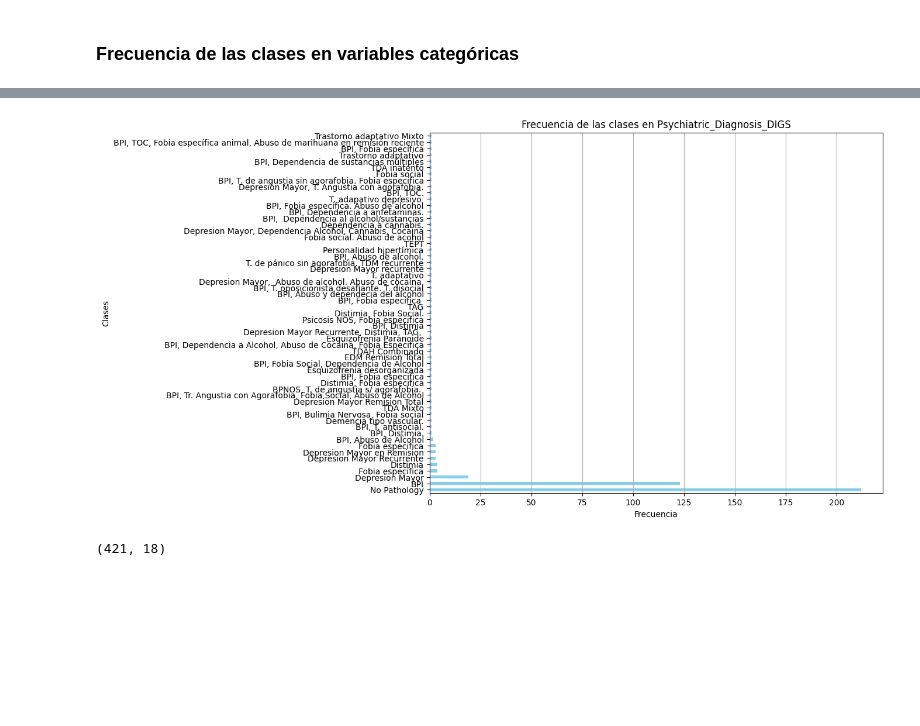
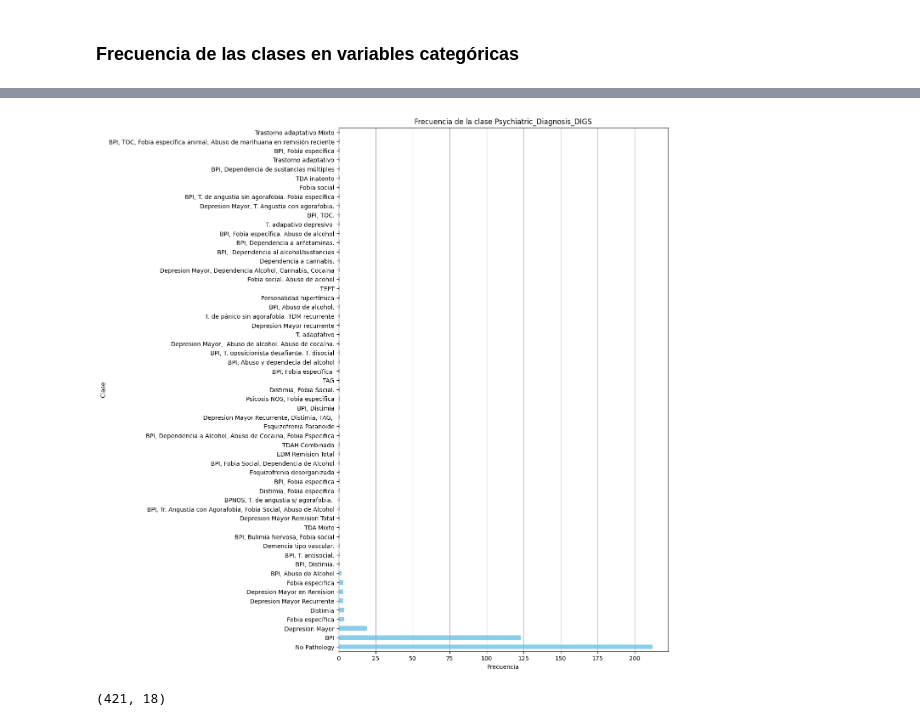
Before and after one commit to A01793101-GMuniz/ProyectoIntegrador, a Jupyter notebook: Avance1/Copia_Avance1_5.ipynb, the cells around one changed output, grey strips where cells are left out. Saved outputs shown, nothing was run; the diff lists cells and outputs as text; code cells hidden in the pictures; blank space fills up the shorter version.

```diff
--- a/Avance1/Copia_Avance1_5.ipynb
+++ b/Avance1/Copia_Avance1_5.ipynb
@@ -192,7 +192,7 @@ def procesar_columna(df_proce, columna):
 # pero al tener algún string en las filas, lo detecta como object
 
 # Lista de nombres de las columnas categoricas que se van a sustituir los valores string por numericos
-col_cat = ['Proband_Relation', 'Age', 'Marital_Status', 'School_Years', 'Religion', 'Employment']
+col_cat = ['Proband_Relation', 'Age', 'Marital_Status', 'School_Years', 'Employment']
 
 # Aplicamos la función procesar_columna a cada columna
 for columna in col_cat:
@@ -243,17 +242,16 @@ mapeo = {
     'Gender': {1: 'Male', 2: 'Female'},
     'Marital_Status': {1: 'Married', 2: 'Single', 3:'Divorced',4:'Widowed',5:'Living_together',6:'Separated'},
     'School_Years': {1:'Elementary_school',2:'Middle_school',3:'High_school',4:'College',5:'Postgraduate',6:'Technical_studies'},
-    'Religion': {1:'Catholic',2:'Christian_(other)',3:'No_religion'},
     'Employment': {1:'Yes',2:'No'},
-    'Psychosis_DIGS': {1:'One', 2:'Two'},
-    'D+AH1epression_DIGS': {1:'One', 2:'Two'},
-    'Anxiety_DIGS': {1:'One', 2:'Two'},
-    'Bipolar_DIGS': {1:'One', 2:'Two'},
-    'Eating_Disorders_DIGS': {1:'One', 2:'Two'},
-    'Alcohol_Abuse/Dependence_DIGS': {1:'One', 2:'Two'},
-    'Drugs_Abuse/Dependence_DIGS': {1:'One', 2:'Two'},
-    'Behaviour_Disorders': {1:'One', 2:'Two'},
-    'Personality_Disorders': {1:'One', 2:'Two'},
+    'Psychosis_DIGS': {1:'Yes', 2:'No Pathology'},
+    'D+AH1epression_DIGS': {1:'Yes', 2:'No Pathology'},
+    'Anxiety_DIGS': {1:'Yes', 2:'No Pathology'},
+    'Bipolar_DIGS': {1:'Yes', 2:'No Pathology'},
+    'Eating_Disorders_DIGS': {1:'Yes', 2:'No Pathology'},
+    'Alcohol_Abuse/Dependence_DIGS': {1:'Yes', 2:'No Pathology'},
+    'Drugs_Abuse/Dependence_DIGS': {1:'Yes', 2:'No Pathology'},
+    'Behaviour_Disorders': {1:'Yes', 2:'No Pathology'},
+    'Personality_Disorders': {1:'Yes', 2:'No Pathology'},
 }
 
 df_copia.replace(mapeo, inplace=True)
@@ -313,6 +311,9 @@ Data columns (total 18 columns):
 dtypes: int64(2), object(16)
 memory usage: 62.5+ KB
 None
+# %%
+# Convertimos todos los valores de la columna "Family ID" a su valor absoluto
+df_copia['Family_ID'] = df_copia['Family_ID'].abs()
 # %%
 # Aplicamos estadistica descriptiva solo a las variables numéricas
 df_copia.describe(include=[np.number])
@@ -368,17 +369,20 @@ for columna in columnas_graficas:
 ... (3 outputs left out)
 # %%
-# Creamos un gráfico de barras horizontales para la salida ya que tiene muchas clases
-plt.figure(figsize=(10, 8))
-frecuencia_clases.plot(kind='barh', color='skyblue')
-plt.title("Frecuencia de las clases en Psychiatric_Diagnosis_DIGS")
+# Calculamos la frecuencia de la clase 'Psychiatric_Diagnosis_DIGS'
+frecuencia_clase = df_copia['Psychiatric_Diagnosis_DIGS'].value_counts()
+
+# Creamos el gráfico de barras horizontal
+plt.figure(figsize=(10, 16))
+frecuencia_clase.plot(kind='barh', color='skyblue')
+plt.title("Frecuencia de la clase Psychiatric_Diagnosis_DIGS")
 plt.xlabel("Frecuencia")
-plt.ylabel("Clases")
+plt.ylabel("Clase")
 plt.grid(axis='x')
 
-# Mostrar el gráfico
+# Mostramos el gráfico
 plt.show()
 # %% [output]
-[figure, old version]
+[figure, new version]
 # %%
 # Hacemos un shape para ver como quedó el dataset
 df_copia.shape
```
Also changed, not shown: parts of 7 cells of this notebook.
